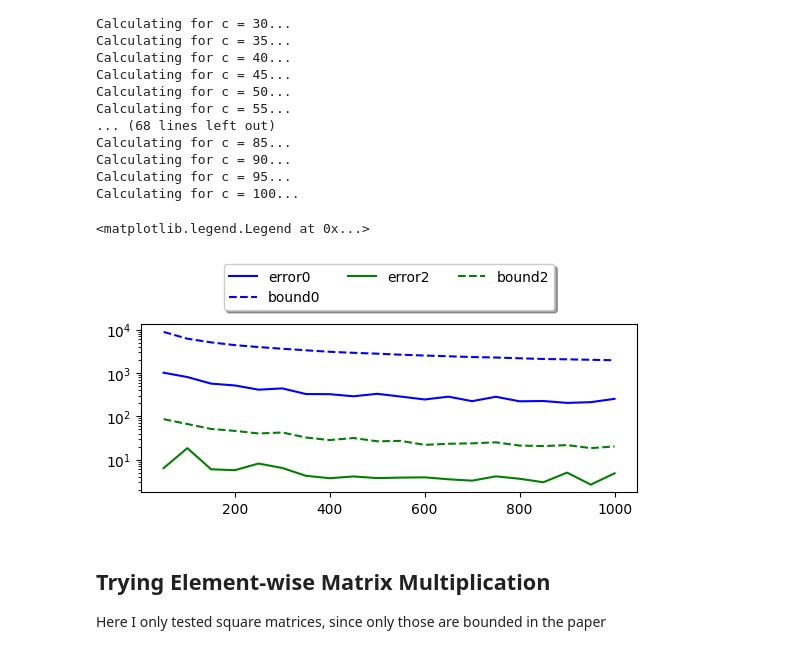
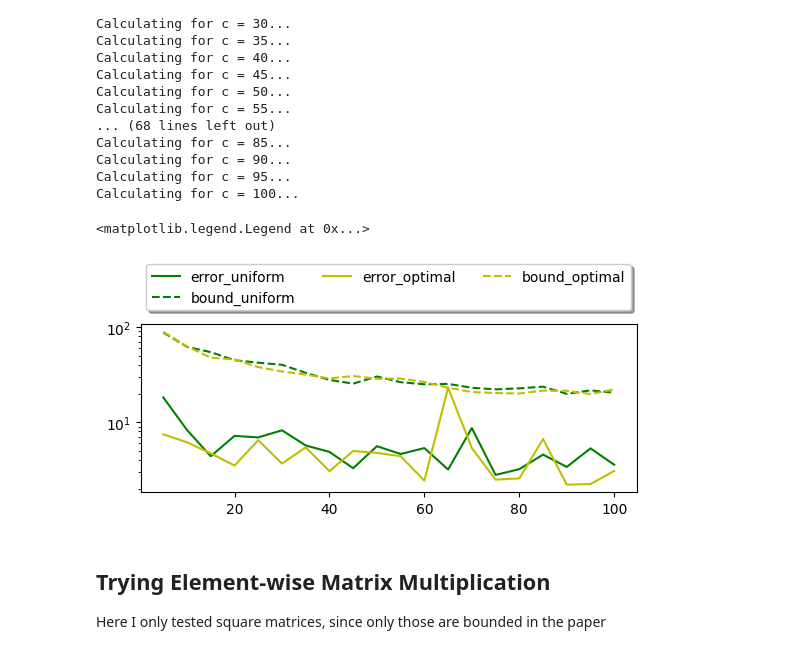
Before and after one commit to Zsivony1es/nhpa-semester-project, a Jupyter notebook: src/experiments.ipynb, the cells around one changed output. Drawn from its saved outputs; the diff is of its cells as text; code cells hidden in the pictures.

Commit message:
Fix plots for increasing c experiment

```diff
--- a/src/experiments.ipynb
+++ b/src/experiments.ipynb
@@ -20,20 +21,25 @@ $ \delta = 0.05 \quad c = 50 \quad$ For dimensions 50 -> 1000 with increment of
 matrix_type_opts = ['dense', 'sparse']
 prob_dist_type_opts = ['uniform', 'opt']
 entries_type_opts = ['frac', 'int', 'float']
+
 
 fix_delta = 0.05
 
 exp_controller = ExperimentController()
 exp_controller.normalize_error(False)
 exp_controller.set_delta(fix_delta)
+exp_controller.set_algorithm("emm")
 # %%
-# Gather results
+# Use with BMM
 dimensions = [] + list(range(50, 1001, 50))
 fix_dim = 100
 fix_c = 50
 
 a_dims = np.column_stack((np.full(len(dimensions), fill_value=fix_dim), dimensions))
 b_dims = np.column_stack((dimensions, np.full(len(dimensions), fill_value=fix_dim)))
+
+# Use with EMM
+b_dims = a_dims = np.array([[50 + i * 50, 50 + i * 50] for i in range(20)])
 
 error_bound_lists = []
 
@@ -68,0 +75,19 @@ Calculating for A: (100 x 1000)   B: (1000 x 100)
+# %%
+# Eliminate matplotlib log output
+logger.setLevel(logging.WARN)
+
+# Plot results
+
+fig = plt.figure()
+yerr = np.linspace(1, 1, 100_000)
+ax = fig.add_subplot(2, 1, 1)
+ax.set_yscale('log')
+
+color_map = ['b', 'r', 'g', 'y']
+for index, (errors, bounds) in enumerate(error_bound_lists):
+    if index in [0,1]:
+        plt.errorbar(dimensions, errors, label=f"error_{Utilities.map_to_type(index)}", color=color_map[index])
+        plt.errorbar(dimensions, bounds, label=f"bound_{Utilities.map_to_type(index)}", uplims=True, fmt='--', color=color_map[index])
+
+plt.legend(loc='upper center', bbox_to_anchor=(0.5, 1.4),
+          ncol=3, fancybox=True, shadow=True)
@@ -69,7 +97,8 @@ Calculating for A: (100 x 1000)   B: (1000 x 100)
 # %% [markdown]
 ### Fix 100x100 dimension, but c is increased
 # %%
-# Gather results
+# Only for BMM
+exp_controller.set_algorithm("bmm")
 c_vals = np.array([] + list(range(5, 101, 5)))
 shape_a = (100, 100)
 shape_b = (100, 100)
@@ -108,25 +137,25 @@ Calculating for c = 100...
 # %%
 # Eliminate matplotlib log output
 logger.setLevel(logging.WARN)
 
 # Plot results
 
 fig = plt.figure()
 yerr = np.linspace(1, 1, 100_000)
 ax = fig.add_subplot(2, 1, 1)
 ax.set_yscale('log')
 
 color_map = ['b', 'r', 'g', 'y']
 for index, (errors, bounds) in enumerate(error_bound_lists):
-    if index in [0,2]:
-        plt.errorbar(dimensions, errors, label=f"error{index}", color=color_map[index])
-        plt.errorbar(dimensions, bounds, label=f"bound{index}", uplims=True, fmt='--', color=color_map[index])
+    if index in [2,3]:
+        plt.errorbar(c_vals, errors, label=f"error_{Utilities.map_to_type(index)}", color=color_map[index])
+        plt.errorbar(c_vals, bounds, label=f"bound_{Utilities.map_to_type(index)}", uplims=True, fmt='--', color=color_map[index])
 
 plt.legend(loc='upper center', bbox_to_anchor=(0.5, 1.4),
           ncol=3, fancybox=True, shadow=True)
 # %% [output]
 <matplotlib.legend.Legend at 0x...>
-[figure, old version]
+[figure, new version]
 # %% [markdown]
 ## Trying Element-wise Matrix Multiplication
 
```
Also changed, not shown: parts of 3 cells of this notebook, 4 other files.
